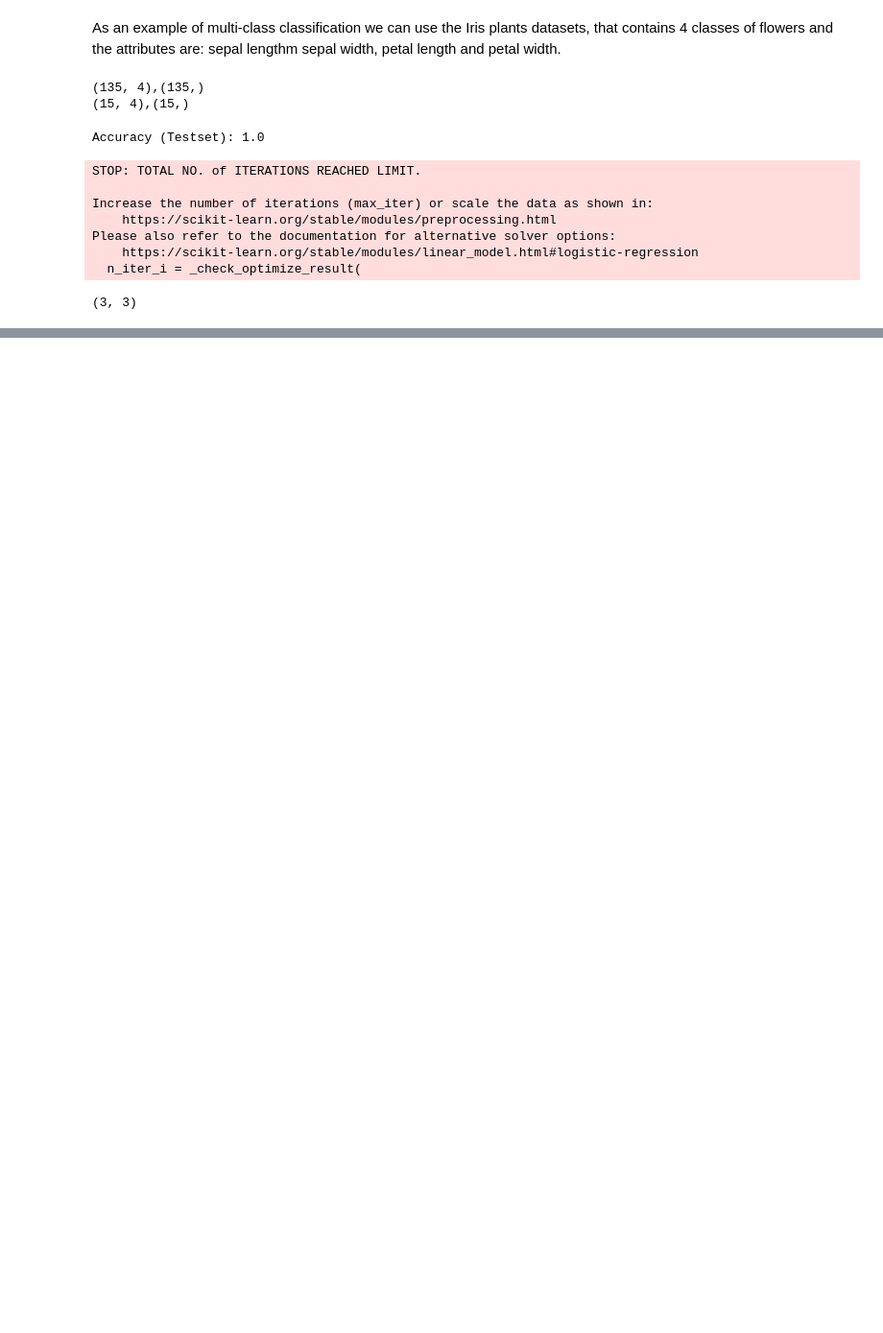
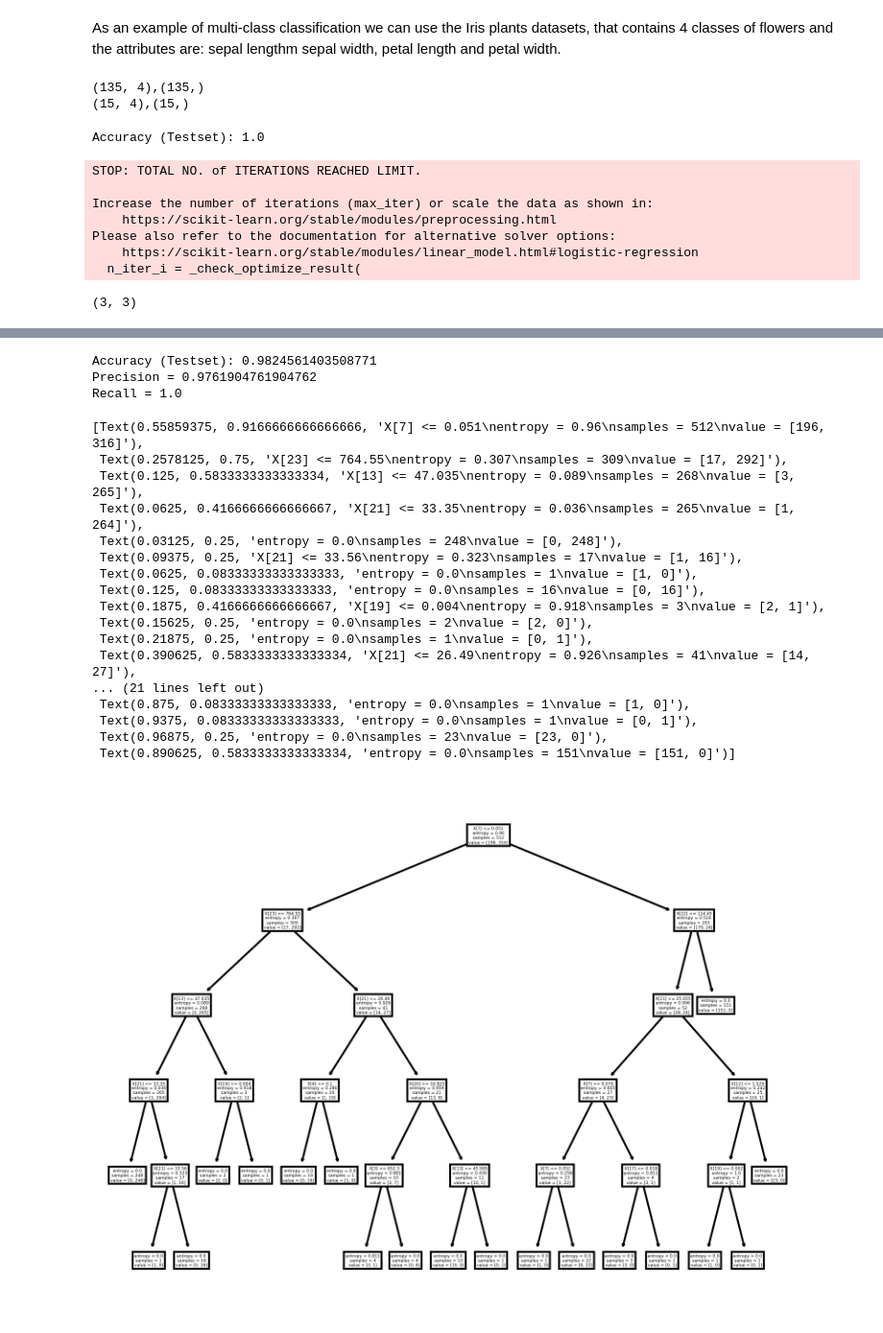
Before and after one commit to giorgiodema/Machine-Learning-2023, a Jupyter notebook: notebooks/07supervised_learning.ipynb, the cells around one changed output, grey strips where cells are left out. Shown at 96% size. Saved outputs shown, nothing was run; the diff lists cells and outputs as text; code cells hidden in the pictures; blank space fills up the shorter version.

Commit message:
dec tree

```diff
--- a/notebooks/07supervised_learning.ipynb
+++ b/notebooks/07supervised_learning.ipynb
@@ -292,7 +292,7 @@ And the two classes are __Malignant__ and __Benign__.
 # %%
 from sklearn.datasets import load_breast_cancer
 X_breast,Y_breast = load_breast_cancer(return_X_y=True)
-X_breast,Y_breast = sklearn.utils.shuffle(X,Y,random_state=9)
+X_breast,Y_breast = sklearn.utils.shuffle(X_breast,Y_breast,random_state=9)
 
 X_breast_train = X_breast[0:int(0.9 * X_breast.shape[0])]
 Y_breast_train = Y_breast[0:int(0.9 * X_breast.shape[0])]
@@ -397,0 +428,38 @@ plt.show()
+# %%
+from sklearn import tree
+model = tree.DecisionTreeClassifier(
+    criterion="entropy",
+    max_depth=5
+)
+model.fit(X_breast_train,Y_breast_train)
+print(f"Accuracy (Testset): {model.score(X_breast_test,Y_breast_test)}")
+Y_breast_test_pred = model.predict(X_breast_test)
+print(f"Precision = {precision_score(Y_breast_test,Y_breast_test_pred)}")
+print(f"Recall = {recall_score(Y_breast_test,Y_breast_test_pred)}")
+# %% [output]
+Accuracy (Testset): 0.9824561403508771
+Precision = 0.9761904761904762
+Recall = 1.0
+# %%
+fig,ax = plt.subplots()
+fig.set_dpi(300)
+tree.plot_tree(model,ax=ax)
+# %% [output]
+[Text(0.55859375, 0.9166666666666666, 'X[7] <= 0.051\nentropy = 0.96\nsamples = 512\nvalue = [196, 316]'),
+ Text(0.2578125, 0.75, 'X[23] <= 764.55\nentropy = 0.307\nsamples = 309\nvalue = [17, 292]'),
+ Text(0.125, 0.5833333333333334, 'X[13] <= 47.035\nentropy = 0.089\nsamples = 268\nvalue = [3, 265]'),
+ Text(0.0625, 0.4166666666666667, 'X[21] <= 33.35\nentropy = 0.036\nsamples = 265\nvalue = [1, 264]'),
+ Text(0.03125, 0.25, 'entropy = 0.0\nsamples = 248\nvalue = [0, 248]'),
+ Text(0.09375, 0.25, 'X[21] <= 33.56\nentropy = 0.323\nsamples = 17\nvalue = [1, 16]'),
+ Text(0.0625, 0.08333333333333333, 'entropy = 0.0\nsamples = 1\nvalue = [1, 0]'),
+ Text(0.125, 0.08333333333333333, 'entropy = 0.0\nsamples = 16\nvalue = [0, 16]'),
+ Text(0.1875, 0.4166666666666667, 'X[19] <= 0.004\nentropy = 0.918\nsamples = 3\nvalue = [2, 1]'),
+ Text(0.15625, 0.25, 'entropy = 0.0\nsamples = 2\nvalue = [2, 0]'),
+ Text(0.21875, 0.25, 'entropy = 0.0\nsamples = 1\nvalue = [0, 1]'),
+ Text(0.390625, 0.5833333333333334, 'X[21] <= 26.49\nentropy = 0.926\nsamples = 41\nvalue = [14, 27]'),
+... (21 lines left out)
+ Text(0.875, 0.08333333333333333, 'entropy = 0.0\nsamples = 1\nvalue = [1, 0]'),
+ Text(0.9375, 0.08333333333333333, 'entropy = 0.0\nsamples = 1\nvalue = [0, 1]'),
+ Text(0.96875, 0.25, 'entropy = 0.0\nsamples = 23\nvalue = [23, 0]'),
+ Text(0.890625, 0.5833333333333334, 'entropy = 0.0\nsamples = 151\nvalue = [151, 0]')]
+[figure, added]
```
Also changed, not shown: parts of 13 cells of this notebook, 1 other file.
